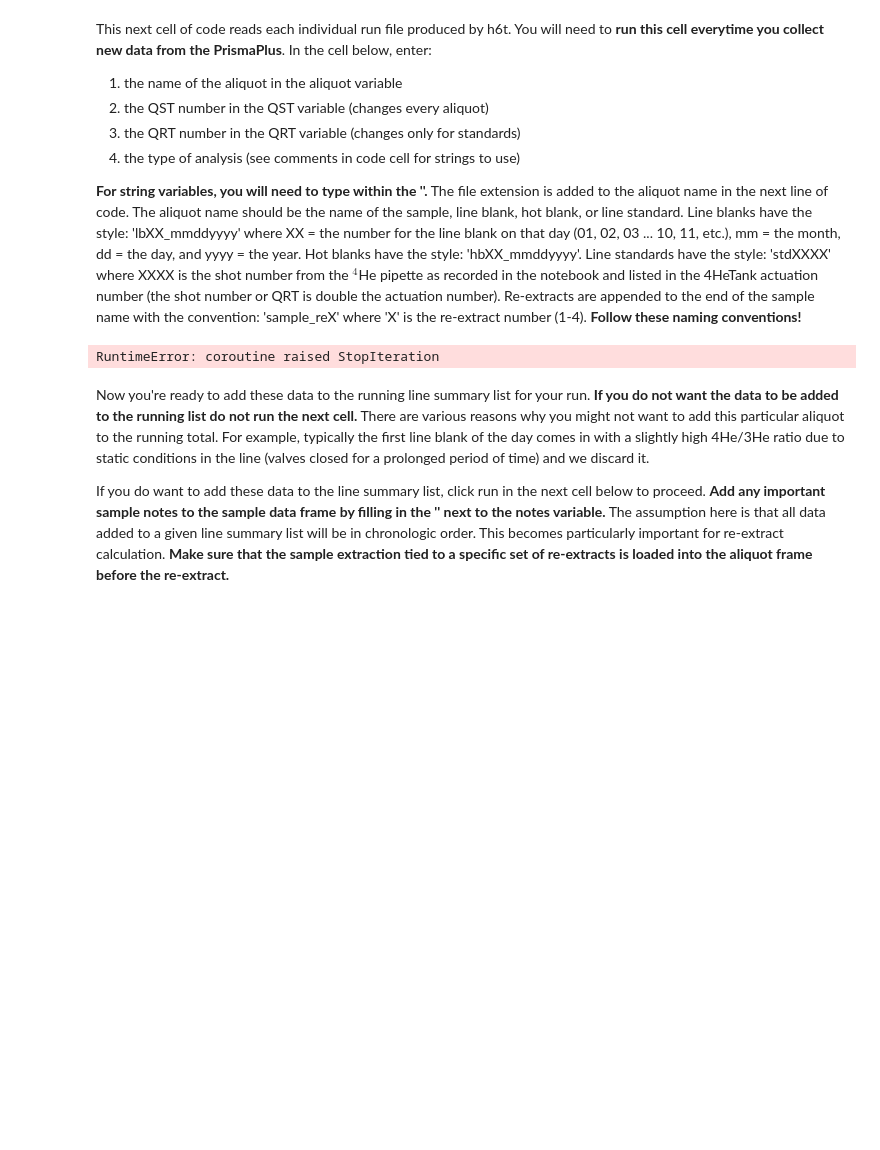
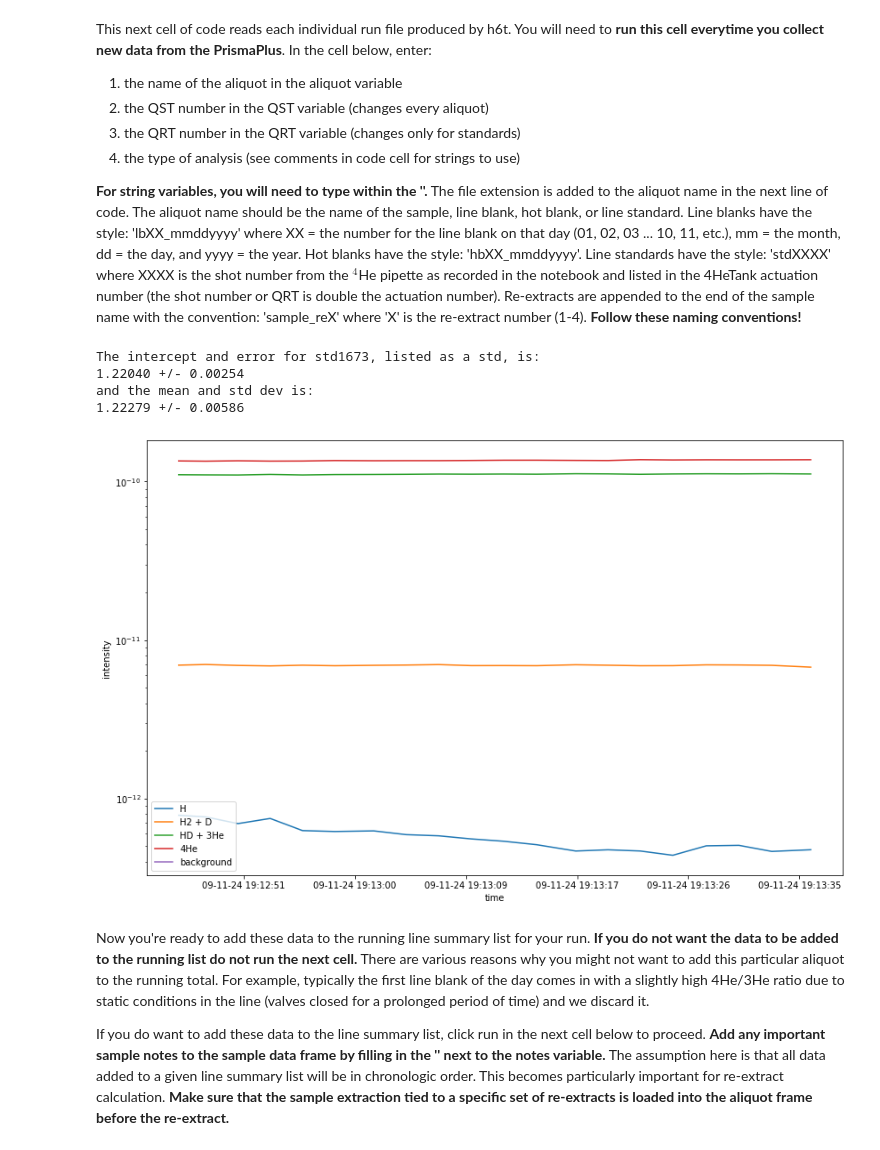
Before and after one commit to wrguenthner/HAL_data, a Jupyter notebook: projects_2024/RS24_GZ8_diff_cell/He_line_calc_RS24_GZ8_diff_cell.ipynb, the cells around one changed output. Saved outputs shown, nothing was run; the diff lists cells and outputs as text; code cells hidden in the pictures; blank space fills up the shorter version.

```diff
--- a/projects_2024/RS24_GZ8_diff_cell/He_line_calc_RS24_GZ8_diff_cell.ipynb
+++ b/projects_2024/RS24_GZ8_diff_cell/He_line_calc_RS24_GZ8_diff_cell.ipynb
@@ -71,10 +71,10 @@ __For string variables, you will need to type within the ''.__ The file extensio
 #for the aliquot type use:
 #'lb' for line blank, 'hb' for hot blank, 'std' for standard, 'zirc' for zircon, 'ap' for apatite
 
-aliquot = 'lb02_08122024'
-aliquot_type = 'lb'
-QST = 10484
-QRT = 1669
+aliquot = 'std1673'
+aliquot_type = 'std'
+QST = 10497
+QRT = 1673
 
 
 #finding the file
@@ -155,34 +155,38 @@ if aliquot[-4:-1] == '_re':
         #find the nearest (in time) hot blank
         if aliquot_frame.aliquot_type[i] == 'hb' and abs(aliquot_frame.time_of_collection[i] - aliquot_time) < hb_time_diff:
             closest_hb = aliquot_frame.intercept[i]
             hb_time_diff = abs(aliquot_frame.time_of_collection[i] - aliquot_time)
 
     reextract_percent = 100 * (intercept - closest_hb)/(aliquot_total - aliquot_extractions * closest_hb)
 
     print('The percent of this re-extract from the total gas release so far is: {0:.2f}'.format(reextract_percent))
 
 #show graph of masses through time
 seconds_list = []
 for i in range(len(Prisma_data_array[:,1])):
     time_since_epoch = datetime.fromtimestamp(Prisma_data_array[i,1])
     seconds_list.append(mdate.date2num(time_since_epoch))
 date_fmt = '%m-%d-%y %H:%M:%S'
 date_formatter = mdate.DateFormatter(date_fmt)
 
 plt.figure(figsize = (14,9))
 plt.ylabel('intensity')
 plt.yscale('log')
 plt.xlabel('time')
 plt.plot(seconds_list, Prisma_data_array[:,2], label = 'H')
 plt.plot(seconds_list, Prisma_data_array[:,3], label = 'H2 + D')
 plt.plot(seconds_list, Prisma_data_array[:,4], label = 'HD + 3He')
 plt.plot(seconds_list, Prisma_data_array[:,5], label = '4He')
 plt.plot(seconds_list, Prisma_data_array[:,6], label = 'background')
 plt.gca().xaxis.set_major_formatter(date_formatter)
 plt.legend()
 plt.show()
 # %% [output]
-RuntimeError: coroutine raised StopIteration
+The intercept and error for std1673, listed as a std, is:
+1.22040 +/- 0.00254
+and the mean and std dev is:
+1.22279 +/- 0.00586
+[figure, added]
 # %% [markdown]
 Now you're ready to add these data to the running line summary list for your run. __If you do not want the data to be added to the running list do not run the next cell.__ There are various reasons why you might not want to add this particular aliquot to the running total. For example, typically the first line blank of the day comes in with a slightly high 4He/3He ratio due to static conditions in the line (valves closed for a prolonged period of time) and we discard it.
 
```
Also changed, not shown: parts of 1 cell of this notebook, 19 other files.
